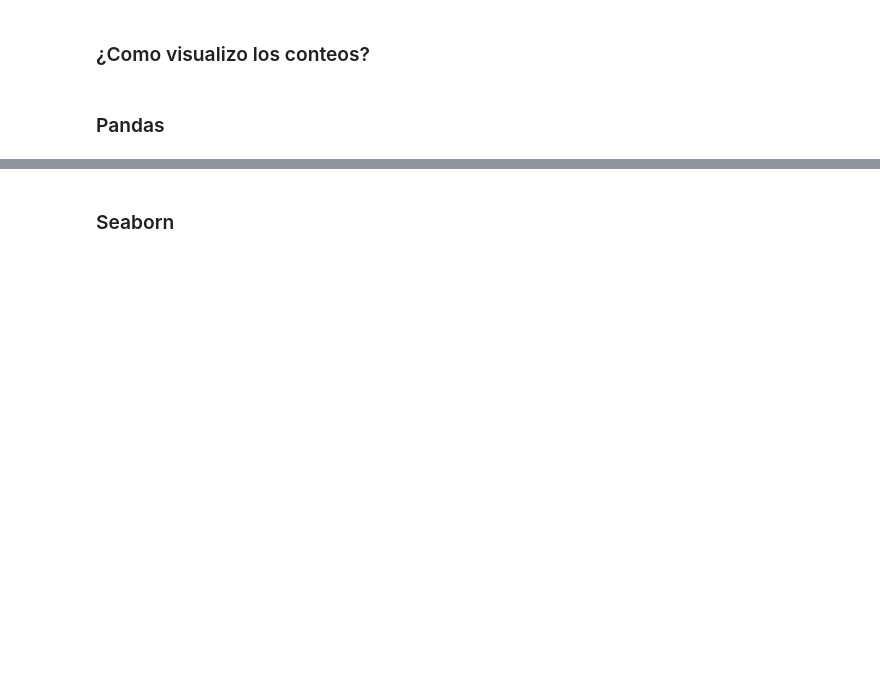
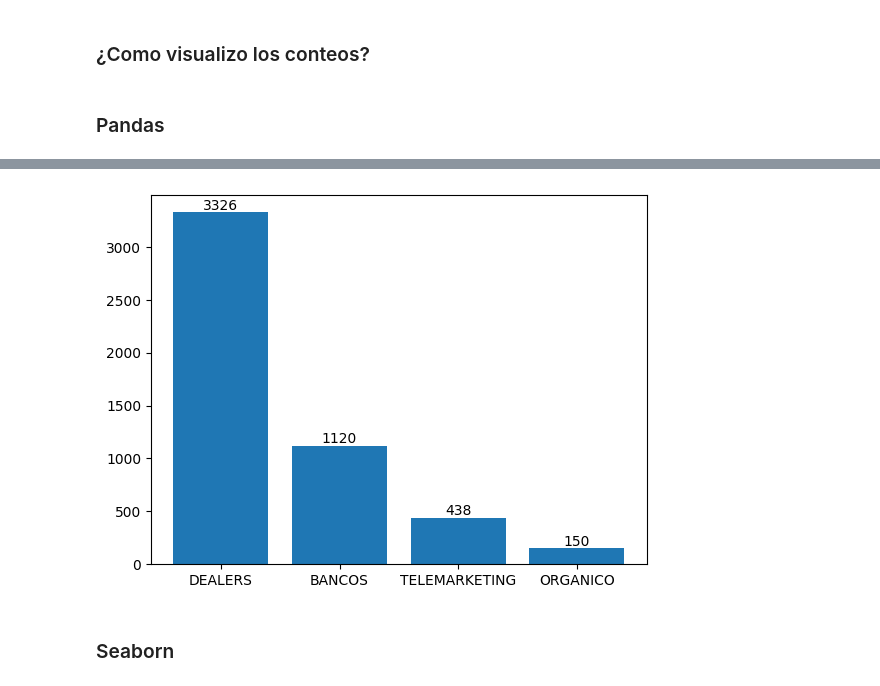
Before and after one commit to Ncast07/Python_2023, a Jupyter notebook: 12_EDA_parte1.ipynb, the cells around one changed output, grey strips where cells are left out. Cells and saved outputs as stored; diff of their text form; code cells hidden in the pictures; blank space fills up the shorter version.

```diff
--- a/12_EDA_parte1.ipynb
+++ b/12_EDA_parte1.ipynb
@@ -223,8 +380,10 @@ plt.show()
 # %%
-bars = plt.bar(plot.index,plot.values)
+bars = plt.bar(df.index,df.values)
 
 plt.bar_label(bars)
 plt.show()
+# %% [output]
+[figure, added]
 # %% [markdown]
 ### Seaborn
 # %%
```
Also changed, not shown: parts of 30 cells of this notebook.
